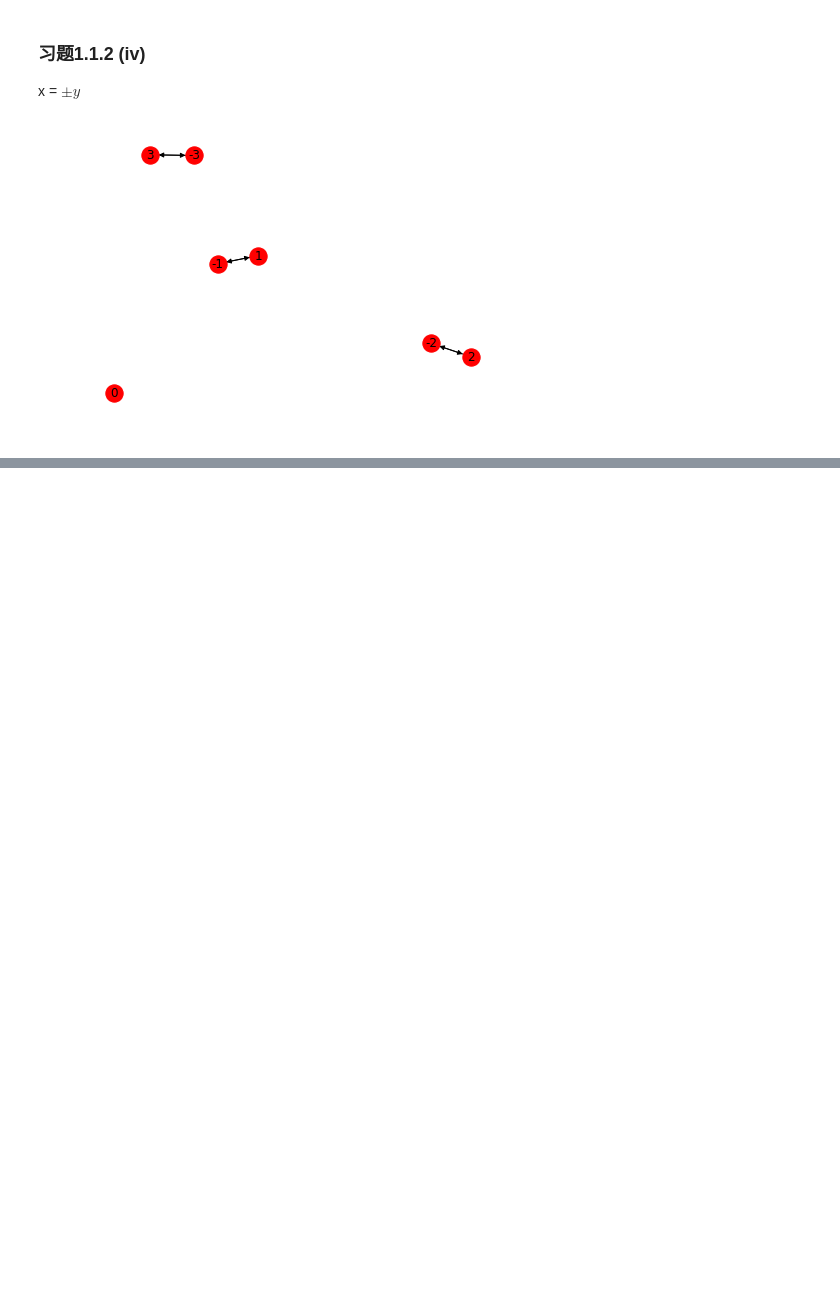
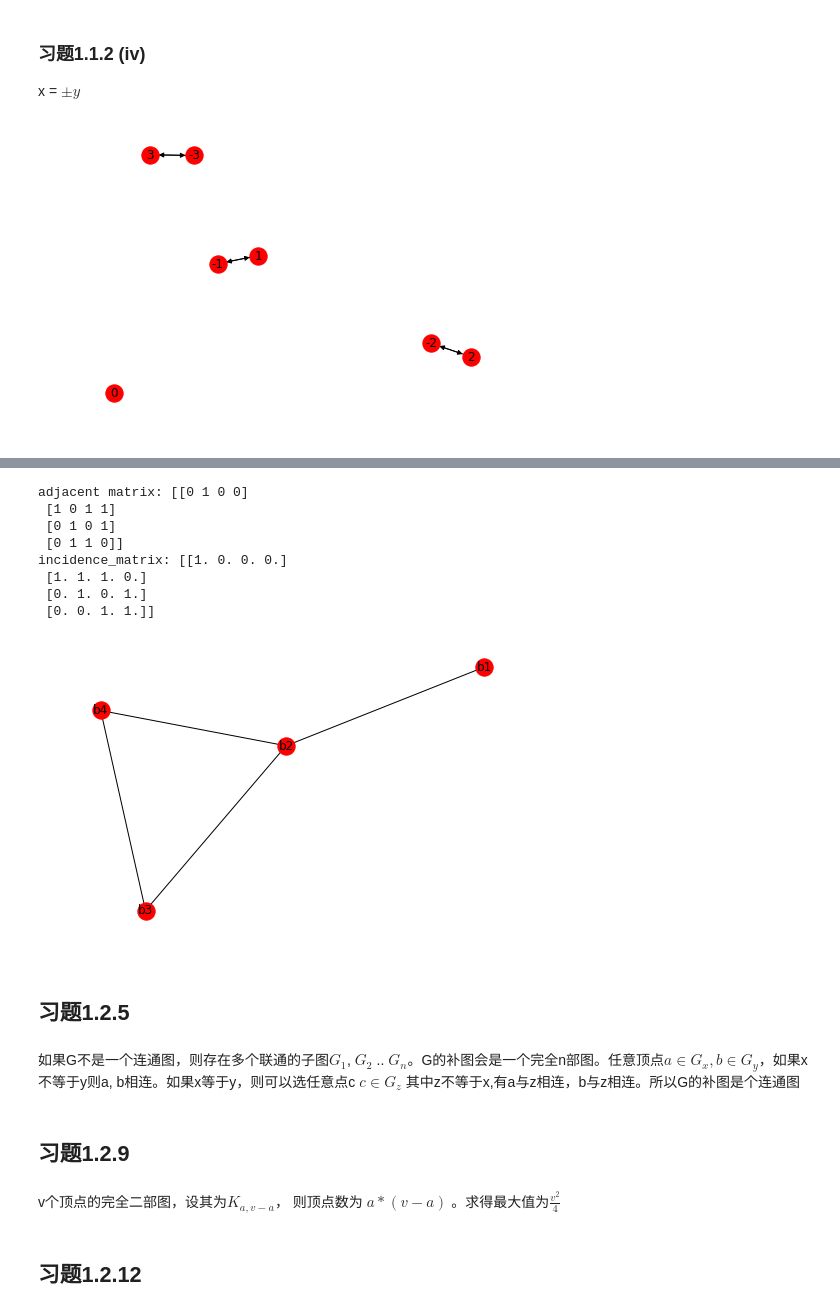
Before and after one commit to karajan1001/A_Beginners_Guide_to_Graph_Theory, a Jupyter notebook: jupyter/chapter1.ipynb, the cells around one changed output, grey strips where cells are left out. Drawn from its saved outputs; the diff is of its cells as text; code cells hidden in the pictures; blank space fills up the shorter version.

```diff
--- a/jupyter/chapter1.ipynb
+++ b/jupyter/chapter1.ipynb
@@ -175,0 +198,33 @@ nx.draw(G, with_labels=True)
+# %%
+H = nx.Graph()
+H.add_node('b1')
+H.add_node('b2')
+H.add_node('b3')
+H.add_node('b4')
+H.add_edge('b1', 'b2')
+H.add_edge('b3', 'b2')
+H.add_edge('b4', 'b2')
+H.add_edge('b3', 'b4')
+nx.draw(H, with_labels=True)
+print('adjacent matrix:', nx.adj_matrix(H).todense())
+print('incidence_matrix:', nx.incidence_matrix(H).todense())
+# %% [output]
+adjacent matrix: [[0 1 0 0]
+ [1 0 1 1]
+ [0 1 0 1]
+ [0 1 1 0]]
+incidence_matrix: [[1. 0. 0. 0.]
+ [1. 1. 1. 0.]
+ [0. 1. 0. 1.]
+ [0. 0. 1. 1.]]
+[figure, added]
+# %% [markdown]
+## 习题1.2.5
+# %% [markdown]
+如果G不是一个连通图，则存在多个联通的子图$G_1$, $G_2$ .. $G_n$。G的补图会是一个完全n部图。任意顶点$a\in G_x, b\in G_y$，如果x不等于y则a, b相连。如果x等于y，则可以选任意点c $ c\in G_{z}$ 其中z不等于x,有a与z相连，b与z相连。所以G的补图是个连通图
+# %% [markdown]
+## 习题1.2.9
+# %% [markdown]
+v个顶点的完全二部图，设其为$K_{a,v-a}$， 则顶点数为 $a * (v-a)$ 。求得最大值为$\frac{v^2}{4}$
+# %% [markdown]
+## 习题1.2.12
```
Also changed, not shown: parts of 4 cells of this notebook.
